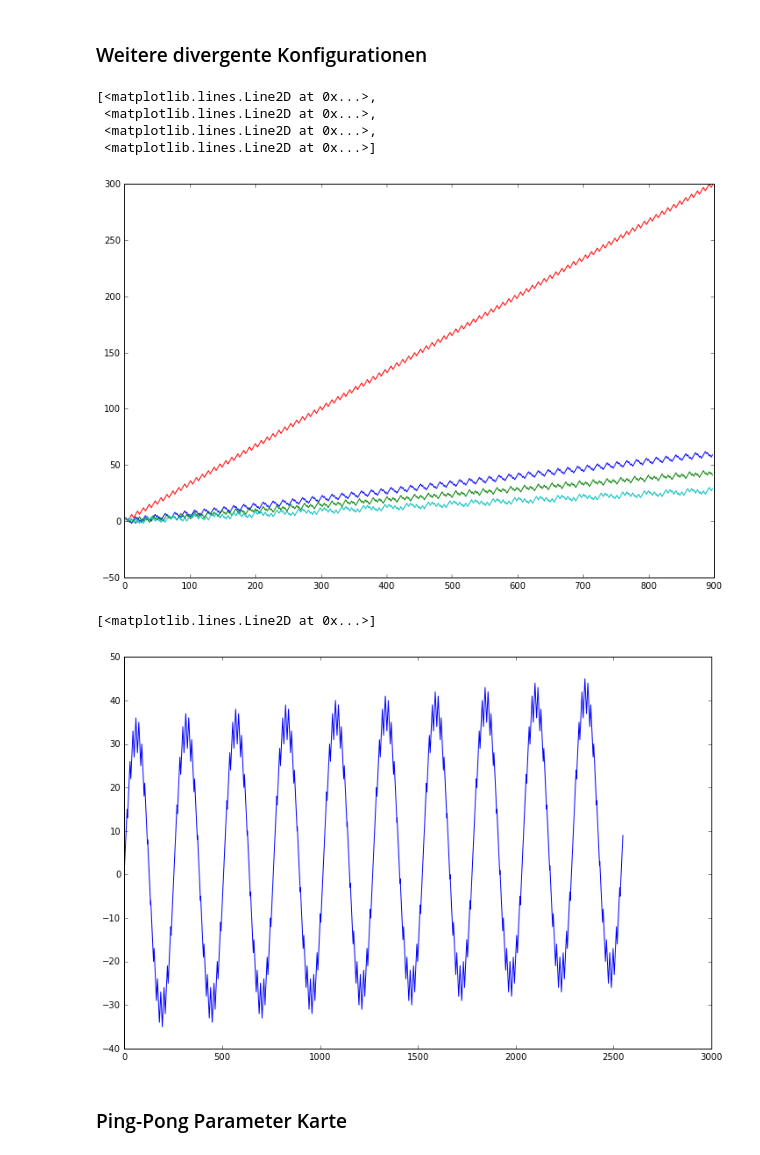
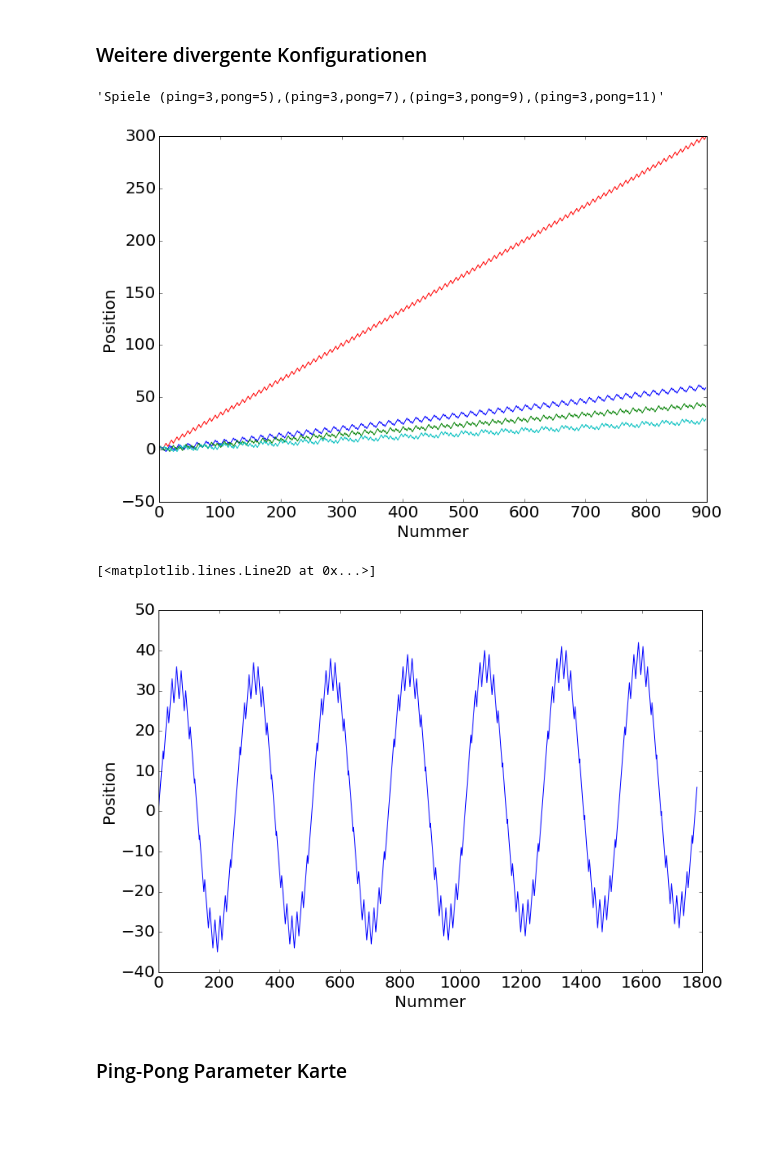
Before and after one commit to mgje/PIUMP, a Jupyter notebook: GDM2016/Ping_Pong.ipynb, the cells around one changed output. Drawn from its saved outputs; the diff is of its cells as text; code cells hidden in the pictures; blank space fills up the shorter version.

```diff
--- a/GDM2016/Ping_Pong.ipynb
+++ b/GDM2016/Ping_Pong.ipynb
@@ -65,24 +93,31 @@ plot(y)
 # %%
 ping = 3
 fig = figure(figsize=(12, 8))
+yticks(size=20)
+xticks(size=20)
+xlabel('Nummer',fontsize=20)
+ylabel('Position',fontsize=20)
 
 y = [[pingpong(n,ping,pong) for pong in range(5,12,2)] for n in range(1,900) ]
 plot(y)
+#legend(('ping=3,pong=5','ping=3,pong=7','ping=3,pong=9','ping=3,pong=11'))
+'Spiele (ping=3,pong=5),(ping=3,pong=7),(ping=3,pong=9),(ping=3,pong=11)'
 # %% [output]
-[<matplotlib.lines.Line2D at 0x...>,
- <matplotlib.lines.Line2D at 0x...>,
- <matplotlib.lines.Line2D at 0x...>,
- <matplotlib.lines.Line2D at 0x...>]
+'Spiele (ping=3,pong=5),(ping=3,pong=7),(ping=3,pong=9),(ping=3,pong=11)'
-[figure, old version]
+[figure, new version]
 # %%
-ping=17
-pong=15
+ping=15
+pong=17
+fig = figure(figsize=(12, 8))
+yticks(size=20)
+xticks(size=20)
+xlabel('Nummer',fontsize=20)
+ylabel('Position',fontsize=20)
 
-fig = figure(figsize=(12, 8))
-plot([pingpong(n,ping,pong) for n in range(1,10*ping*pong)])
+plot([pingpong(n,ping,pong) for n in range(1,7*ping*pong)])
 # %% [output]
 [<matplotlib.lines.Line2D at 0x...>]
-[figure, old version]
+[figure, new version]
 # %% [markdown]
 ### Ping-Pong Parameter Karte
 # %%
```
Also changed, not shown: parts of 16 cells of this notebook, 1 other file.
